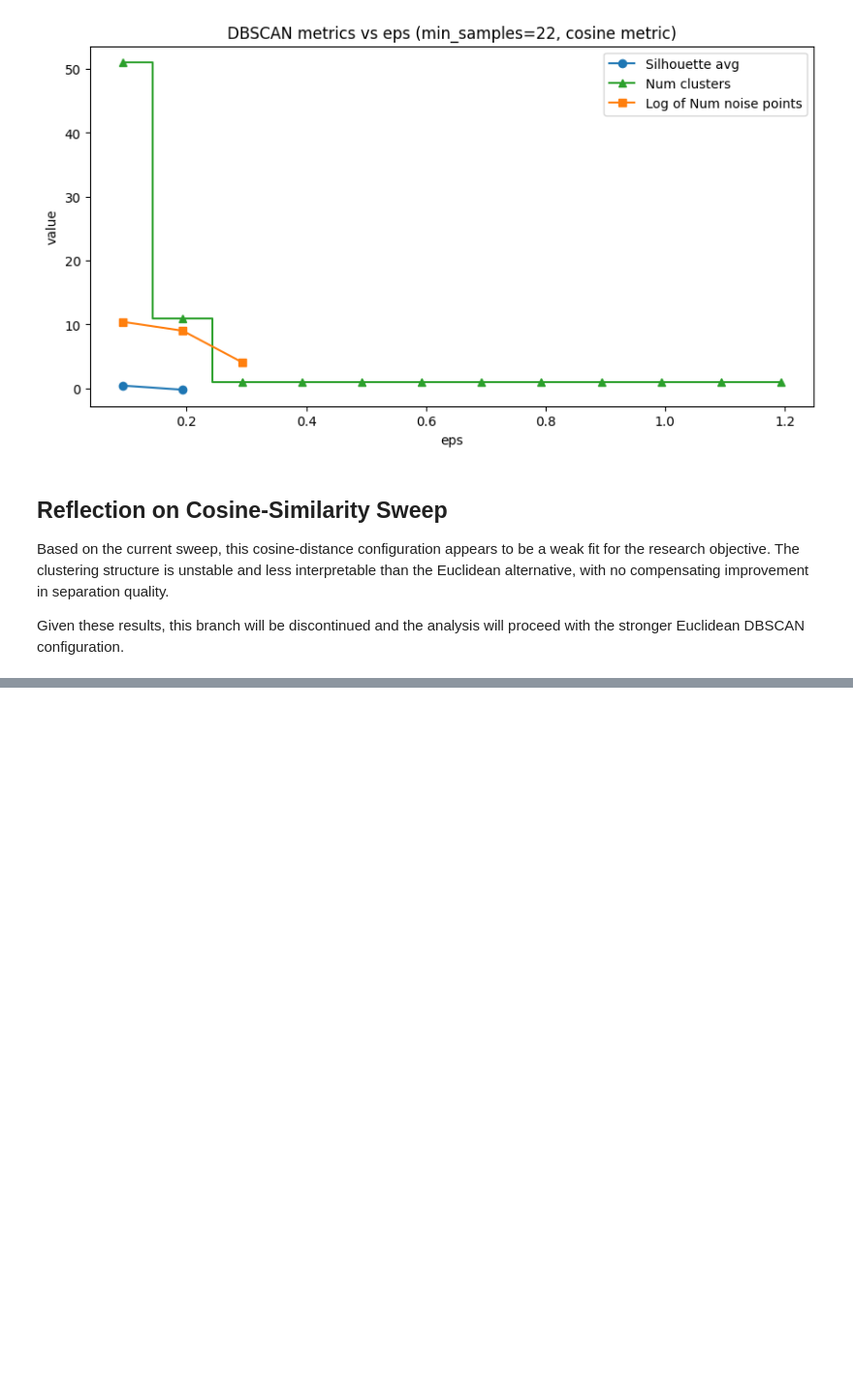
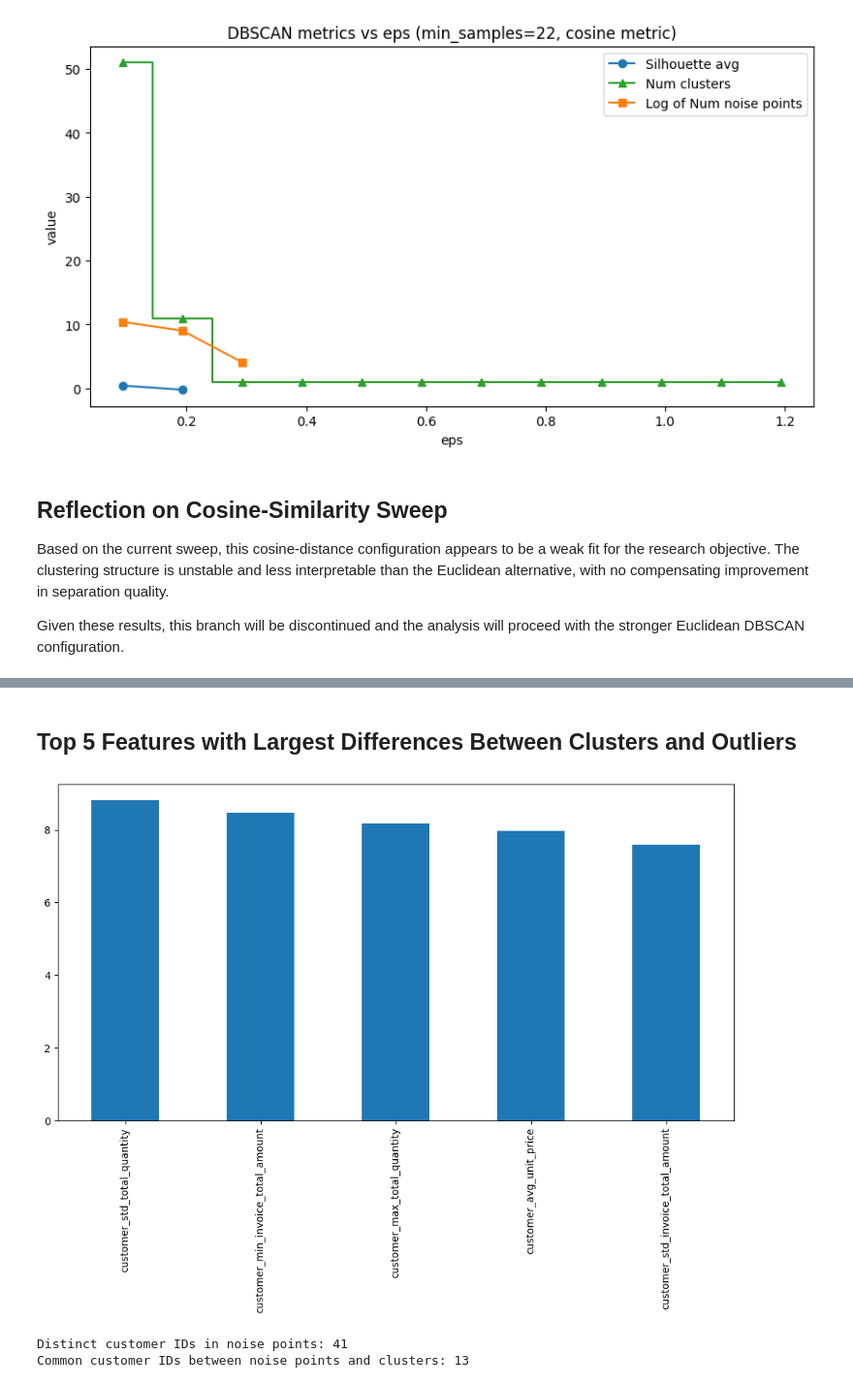
Before and after one commit to smnsht/unusual-customer-purchasing, a Jupyter notebook: notebooks/04_CustomerSegmentation.ipynb, the cells around one changed output, grey strips where cells are left out. Shown at 97% size. Cells and saved outputs as stored; diff of their text form; code cells hidden in the pictures; blank space fills up the shorter version.

```diff
--- a/notebooks/04_CustomerSegmentation.ipynb
+++ b/notebooks/04_CustomerSegmentation.ipynb
@@ -576,0 +606,10 @@ Given these results, this branch will be discontinued and the analysis will proc
+# %%
+df_noise = df_features[dbscan23.labels_ == -1]
+df_cluster0 = df_features[dbscan23.labels_ == 0]
+df_cluster1 = df_features[dbscan23.labels_ == 1]
+df_clusters = df_features[dbscan23.labels_ != -1]
+
+print(f"Noise points: {len(df_noise)}")
+print(f"Cluster 0 points: {len(df_cluster0)}")
+print(f"Cluster 1 points: {len(df_cluster1)}")
+print(f"Total clustered points: {len(df_clusters)}")
@@ -576,0 +648,48 @@ Given these results, this branch will be discontinued and the analysis will proc
+# %%
+def cohens_d_from_features(df1, df2):
+    # assuming df1 and df2 are subsets of the features dataframe, with the same columns
+
+    dict = {}
+
+    for column in df1.columns:
+        if column in ["Invoice", "customer_id", "invoice_datetime"]:
+            continue
+
+        col1 = df1[column]
+        col2 = df2[column]
+        n1, n2 = len(col1), len(col2)
+        m1, m2 = col1.mean(), col2.mean()
+        v1, v2 = col1.var(ddof=1), col2.var(ddof=1)
+        pooled_std = np.sqrt(((n1 - 1) * v1 + (n2 - 1) * v2) / (n1 + n2 - 2))
+        cohens_d = (m1 - m2) / pooled_std if pooled_std > 0 else np.nan
+
+        dict[column] = np.abs(cohens_d)
+
+    cohens_d_df = pd.DataFrame.from_dict(dict, orient='index', columns=["cohens_d_abs"])
+    cohens_d_df.sort_values(by="cohens_d_abs", ascending=False, inplace=True)
+
+    return cohens_d_df
+# %% [markdown]
+## Top 5 Features with Largest Differences Between Clusters and Outliers
+# %%
+cohens_d_df = cohens_d_from_features(df_clusters, df_noise)
+
+# we filter for features with a Cohen's d greater than 0.8, which is considered a large effect size
+cohens_d_df = cohens_d_df[cohens_d_df["cohens_d_abs"] > 0.8]
+
+# get top 5 features with the largest differences
+cohens_d_df.head(5).plot(kind='bar', figsize=(12, 6), legend=False);
+# %% [output]
+[figure, added]
+# %%
+# get distinct customer ids from the noise points
+distinct_customer_id = df_noise['customer_id'].unique()
+
+# is any customer from df_noise also present in df_clusters?
+common_customers = set(df_noise["customer_id"]).intersection(set(df_clusters["customer_id"]))
+
+print(f"Distinct customer IDs in noise points: {len(distinct_customer_id)}")
+print(f"Common customer IDs between noise points and clusters: {len(common_customers)}")
+# %% [output]
+Distinct customer IDs in noise points: 41
+Common customer IDs between noise points and clusters: 13
```
Also changed, not shown: parts of 13 cells of this notebook.
